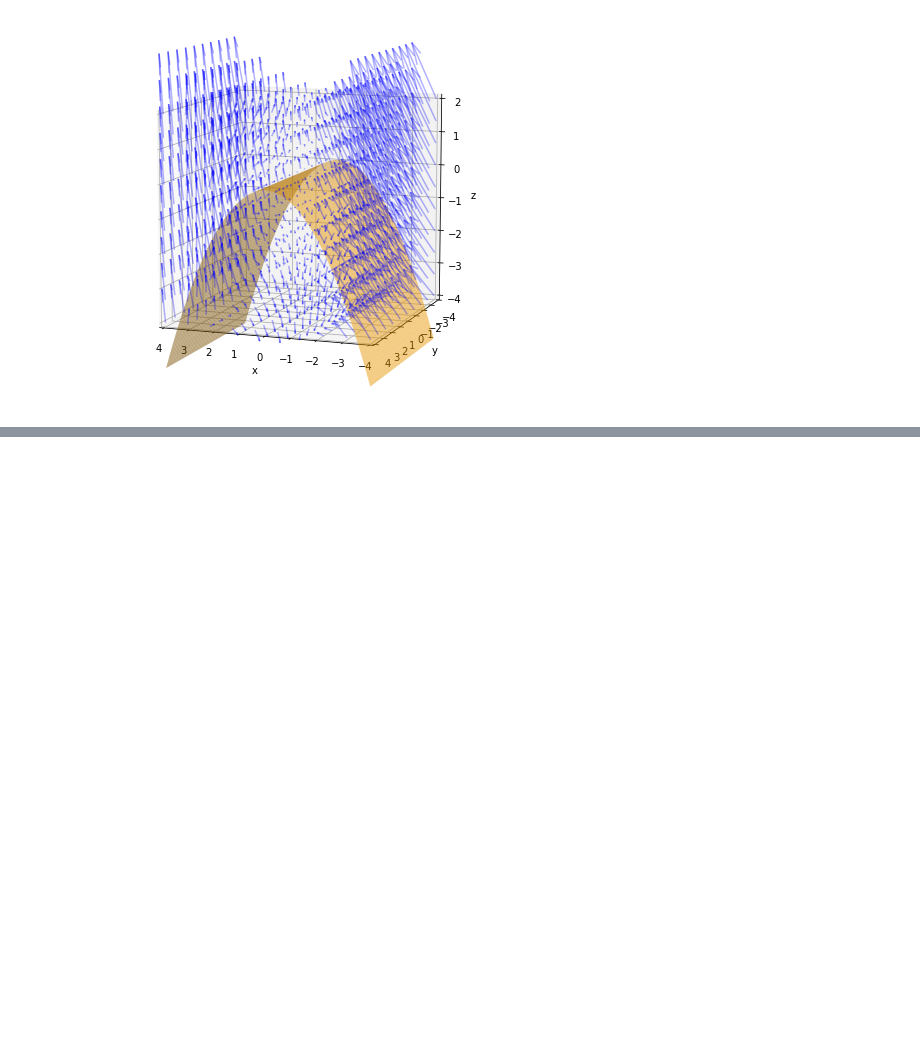
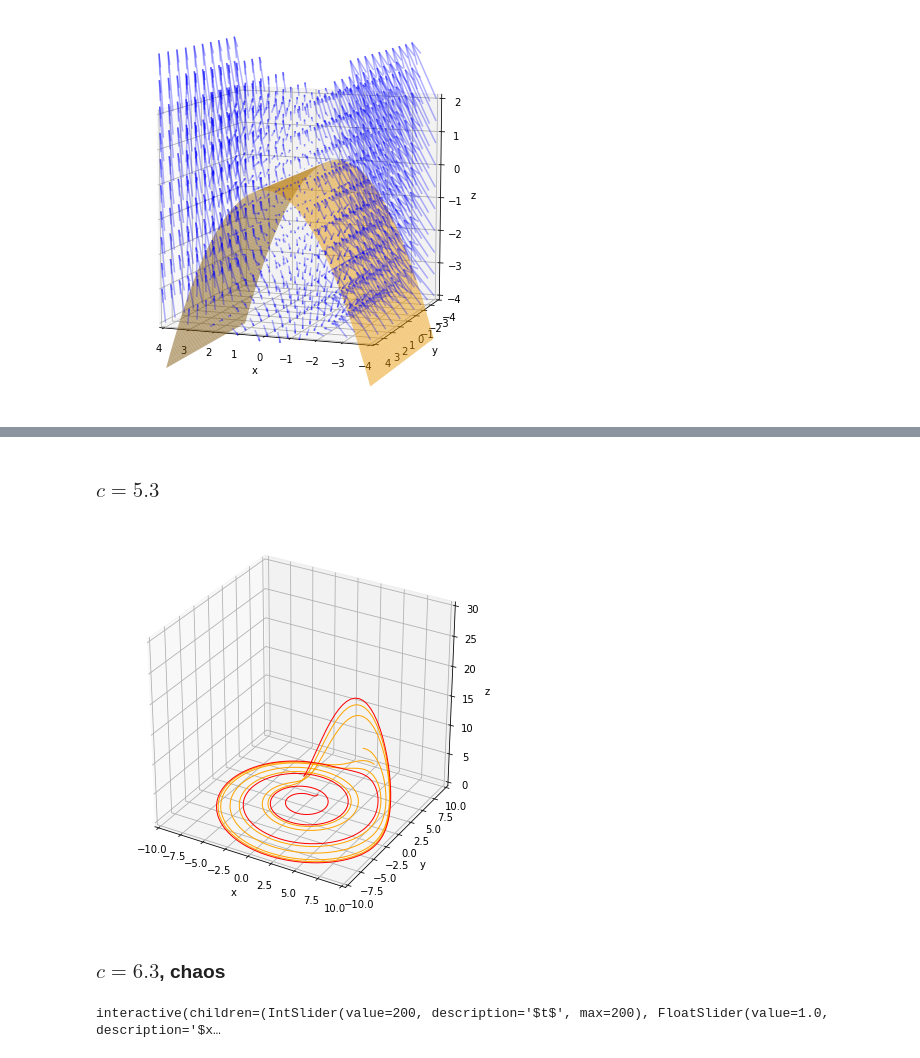
Before and after one commit to koulakis/dynamical-systems, a Jupyter notebook: 08_chaos.ipynb, the cells around one changed output, grey strips where cells are left out. Cells and saved outputs as stored; diff of their text form; code cells hidden in the pictures; blank space fills up the shorter version.

```diff
--- a/08_chaos.ipynb
+++ b/08_chaos.ipynb
@@ -116,0 +185,17 @@ plot_3Dfield(dx_dt, xlim, ylim, zlim, length=0.1, ax=ax, density=10j, alpha=0.3)
+# %% [markdown]
+### $c=5.3$
+# %%
+dx_dt = roessler(5.3)
+
+fig = plt.figure(figsize=(7, 7))
+ax = fig.add_subplot(111, projection='3d')
+xlim, ylim, zlim = (-10, 10), (-10, 10), (0, 30)
+ax.set_xlim(xlim), ax.set_ylim(ylim), ax.set_zlim(zlim)
+ax.set_xlabel('x'), ax.set_ylabel('y'), ax.set_zlabel('z')
+
+plot_traj((5, 5, 5), dx_dt, fw=35, bw=0, ax=ax, n_time_samples=2000, color='orange')
+plot_traj((1, 1, 1), dx_dt, fw=25, bw=0, ax=ax, n_time_samples=1000)
+# %% [output]
+[figure, added]
+# %% [markdown]
+### $c=6.3$, chaos
@@ -116,0 +225,8 @@ plot_3Dfield(dx_dt, xlim, ylim, zlim, length=0.1, ax=ax, density=10j, alpha=0.3)
+# %%
+slider_t = widgets.IntSlider(value=0, min=0, max=200, description=r'$t$')
+slider_x = widgets.FloatSlider(value=1, min=1, max=2, step=0.01, description=r'$x$')
+slider_y = widgets.FloatSlider(value=1, min=1, max=2, step=0.01, description=r'$y$')
+
+_ = widgets.interact(plot_chaos_attractor, steps=slider, x_0=slider_x, y_0=slider_y)
+# %% [output]
+interactive(children=(IntSlider(value=200, description='$t$', max=200), FloatSlider(value=1.0, description='$x…
```
Also changed, not shown: parts of 11 cells of this notebook, 1 other file.
